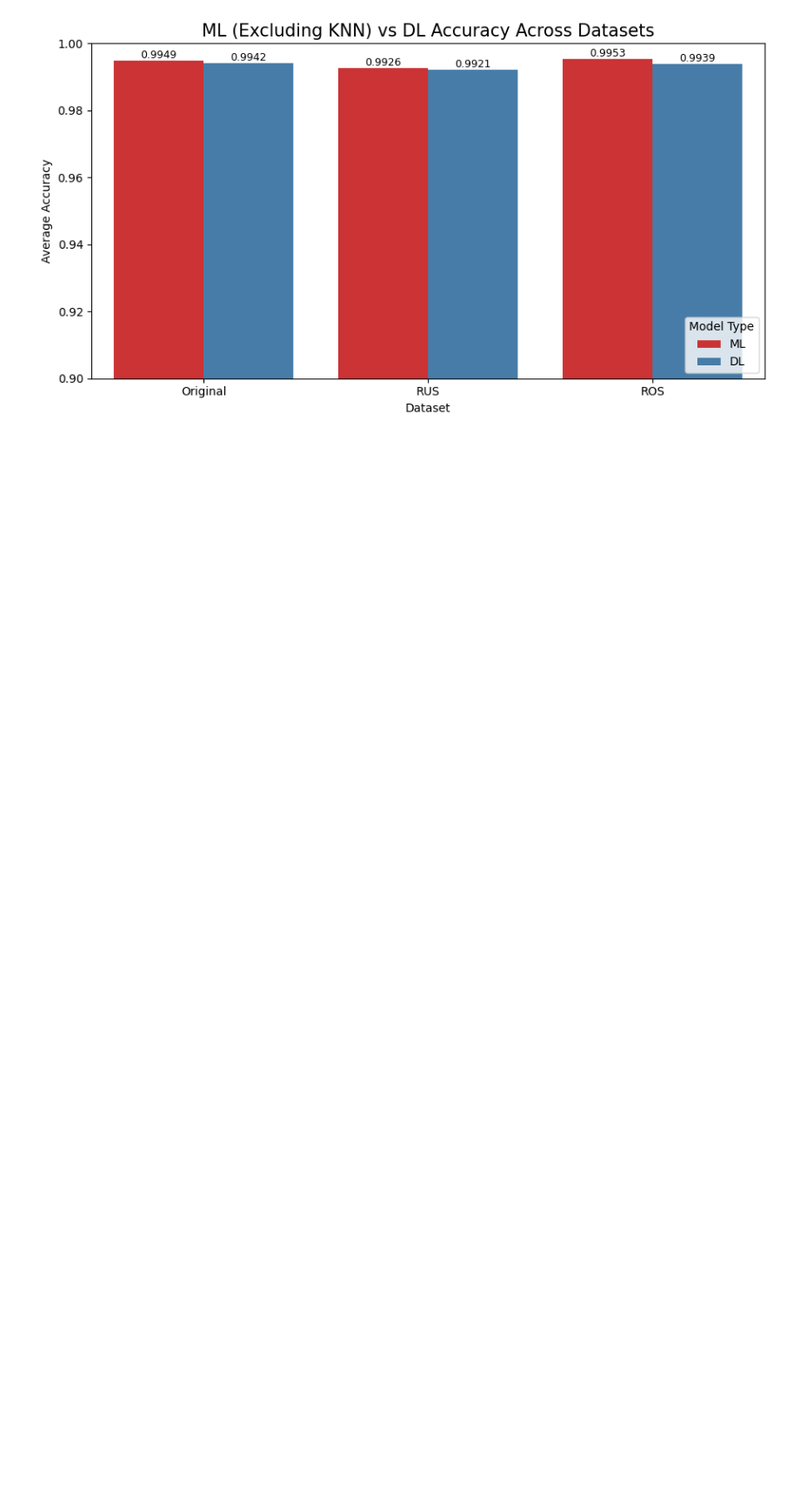
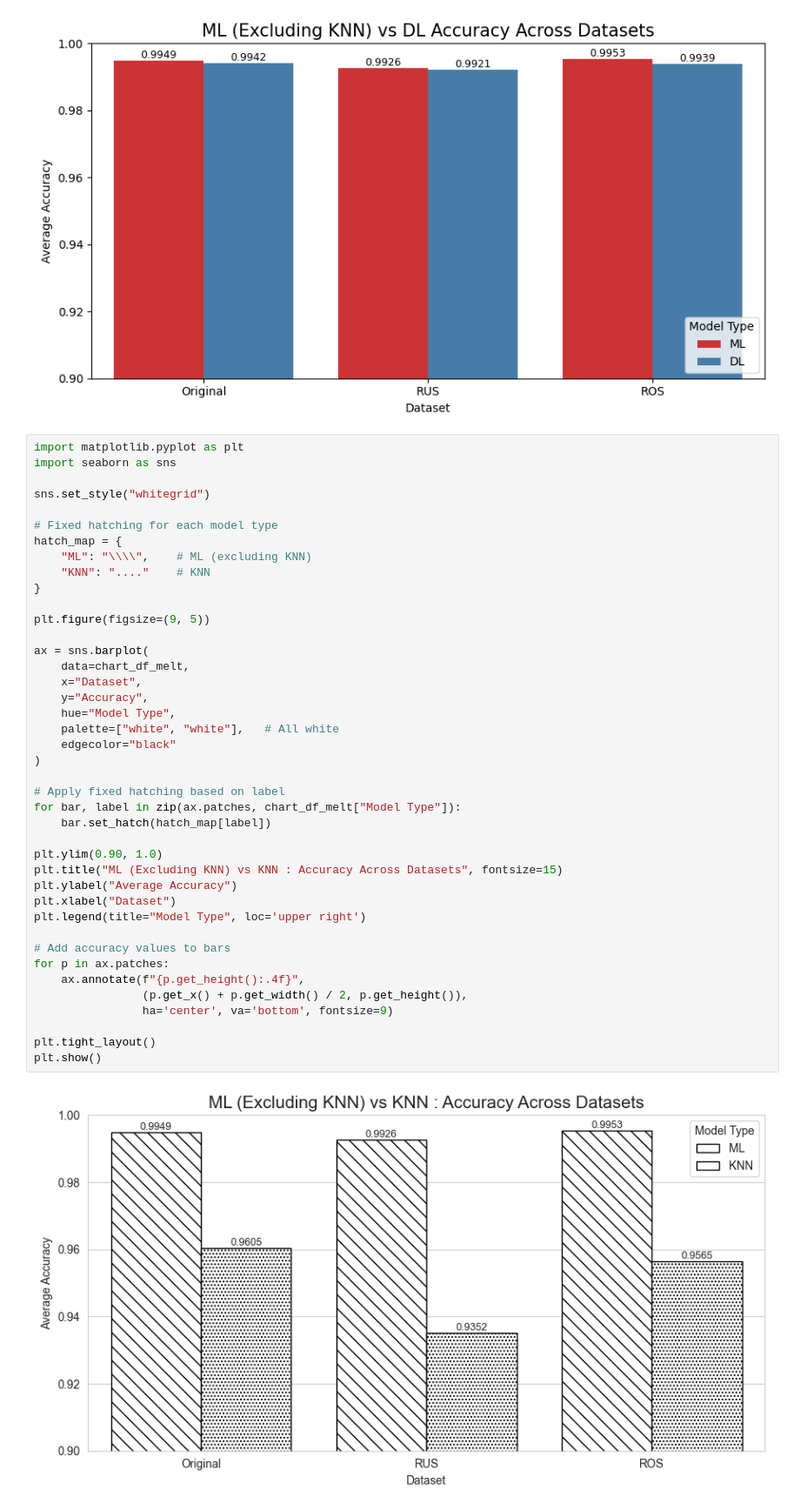
Before and after one commit to yash-sojitra-20/SQLi-Detection-Benchmark, a Jupyter notebook: Visualization/OverAll.ipynb, the cells around one changed output. Shown at 87% size. Saved outputs shown, nothing was run; the diff lists cells and outputs as text; blank space fills up the shorter version.

Commit message:
Dataset visualizatoin added and model comparison visualization updated

```diff
--- a/Visualization/OverAll.ipynb
+++ b/Visualization/OverAll.ipynb
@@ -424,6 +424,49 @@ plt.show()
 # %% [output]
 [figure]
 [figure]
+# %%
+import matplotlib.pyplot as plt
+import seaborn as sns
+
+sns.set_style("whitegrid")
+
+# Fixed hatching for each model type
+hatch_map = {
+    "ML": "\\\\",    # ML (excluding KNN)
+    "KNN": "...."    # KNN
+}
+
+plt.figure(figsize=(9, 5))
+
+ax = sns.barplot(
+    data=chart_df_melt,
+    x="Dataset",
+    y="Accuracy",
+    hue="Model Type",
+    palette=["white", "white"],   # All white
+    edgecolor="black"
+)
+
+# Apply fixed hatching based on label
+for bar, label in zip(ax.patches, chart_df_melt["Model Type"]):
+    bar.set_hatch(hatch_map[label])
+
+plt.ylim(0.90, 1.0)
+plt.title("ML (Excluding KNN) vs KNN : Accuracy Across Datasets", fontsize=15)
+plt.ylabel("Average Accuracy")
+plt.xlabel("Dataset")
+plt.legend(title="Model Type", loc='upper right')
+
+# Add accuracy values to bars
+for p in ax.patches:
+    ax.annotate(f"{p.get_height():.4f}",
+                (p.get_x() + p.get_width() / 2, p.get_height()),
+                ha='center', va='bottom', fontsize=9)
+
+plt.tight_layout()
+plt.show()
+# %% [output]
+[figure, added]
 # %%
 chart_df2_melt = chart_df2.melt(id_vars="Dataset",
                                 var_name="Model Type",
```
Also changed, not shown: 1 other file.
